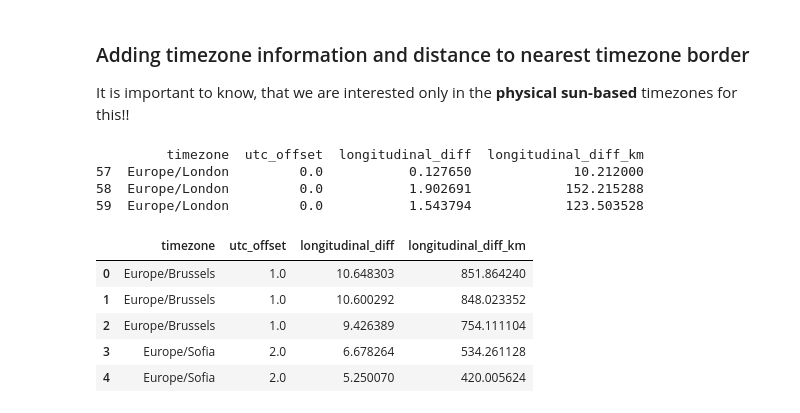
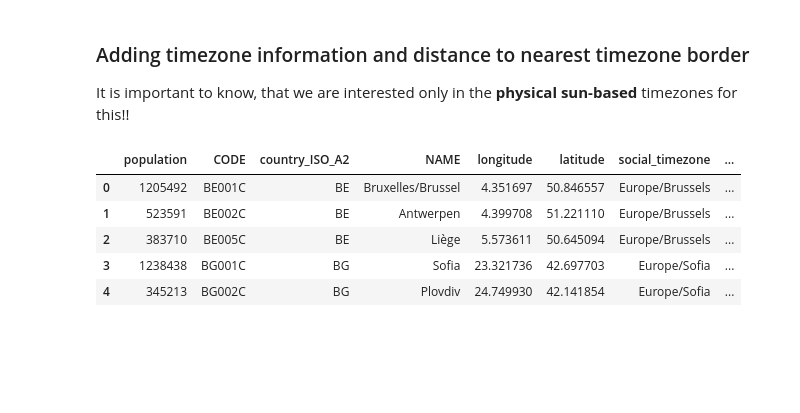
Before and after one commit to pvonderlind/CircadianRythmEU, a Jupyter notebook: circadian_rythm_exploration.ipynb, the cells around one changed output. Saved outputs shown, nothing was run; the diff lists cells and outputs as text; code cells hidden in the pictures; blank space fills up the shorter version.

Commit message:
Add some labelling changes and merge city and timezone info dfs.

```diff
--- a/circadian_rythm_exploration.ipynb
+++ b/circadian_rythm_exploration.ipynb
@@ -283,26 +283,22 @@ def _add_tz_info(x):
 def get_timezone_data(top_city_data: pd.DataFrame) -> pd.DataFrame:
     # Load timezones and offsets
     tz_geo_info = top_city_data.apply(lambda x: _add_tz_info(x), axis='columns', result_type='expand')
-    tz_geo_info.columns = ['timezone', 'utc_offset', 'longitudinal_diff', 'longitudinal_diff_km']
+    tz_geo_info.columns = ['social_timezone', 'utc_sun_timezone_offset', 'longitudinal_diff', 'longitudinal_diff_km']
 
     # Check if adjustment was correct, if not, maybe look at if summertime is active in you current location
-    london_tz = tz_geo_info[tz_geo_info['timezone'] == 'Europe/London']
-    assert all(london_tz['utc_offset'] == 0)
+    london_tz = tz_geo_info[tz_geo_info['social_timezone'] == 'Europe/London']
+    assert all(london_tz['utc_sun_timezone_offset'] == 0)
 
     return tz_geo_info
 # %%
 tz_geo_data = get_timezone_data(top_cities_geo)
-# %% [output]
-         timezone  utc_offset  longitudinal_diff  longitudinal_diff_km
-57  Europe/London         0.0           0.127650             10.212000
-58  Europe/London         0.0           1.902691            152.215288
-59  Europe/London         0.0           1.543794            123.503528
-# %%
-tz_geo_data.head()
-# %% [output]
-|  | timezone | utc_offset | longitudinal_diff | longitudinal_diff_km |
-| 0 | Europe/Brussels | 1.0 | 10.648303 | 851.864240 |
-| 1 | Europe/Brussels | 1.0 | 10.600292 | 848.023352 |
-| 2 | Europe/Brussels | 1.0 | 9.426389 | 754.111104 |
-| 3 | Europe/Sofia | 2.0 | 6.678264 | 534.261128 |
-| 4 | Europe/Sofia | 2.0 | 5.250070 | 420.005624 |
+# %%
+top_cities_geo_tz = pd.concat([top_cities_geo, tz_geo_data], axis=1)
+top_cities_geo_tz.head()
+# %% [output]
+|  | population | CODE | country_ISO_A2 | NAME | longitude | latitude | social_timezone | ... |
+| 0 | 1205492 | BE001C | BE | Bruxelles/Brussel | 4.351697 | 50.846557 | Europe/Brussels | ... |
+| 1 | 523591 | BE002C | BE | Antwerpen | 4.399708 | 51.221110 | Europe/Brussels | ... |
+| 2 | 383710 | BE005C | BE | Liège | 5.573611 | 50.645094 | Europe/Brussels | ... |
+| 3 | 1238438 | BG001C | BG | Sofia | 23.321736 | 42.697703 | Europe/Sofia | ... |
+| 4 | 345213 | BG002C | BG | Plovdiv | 24.749930 | 42.141854 | Europe/Sofia | ... |
```
